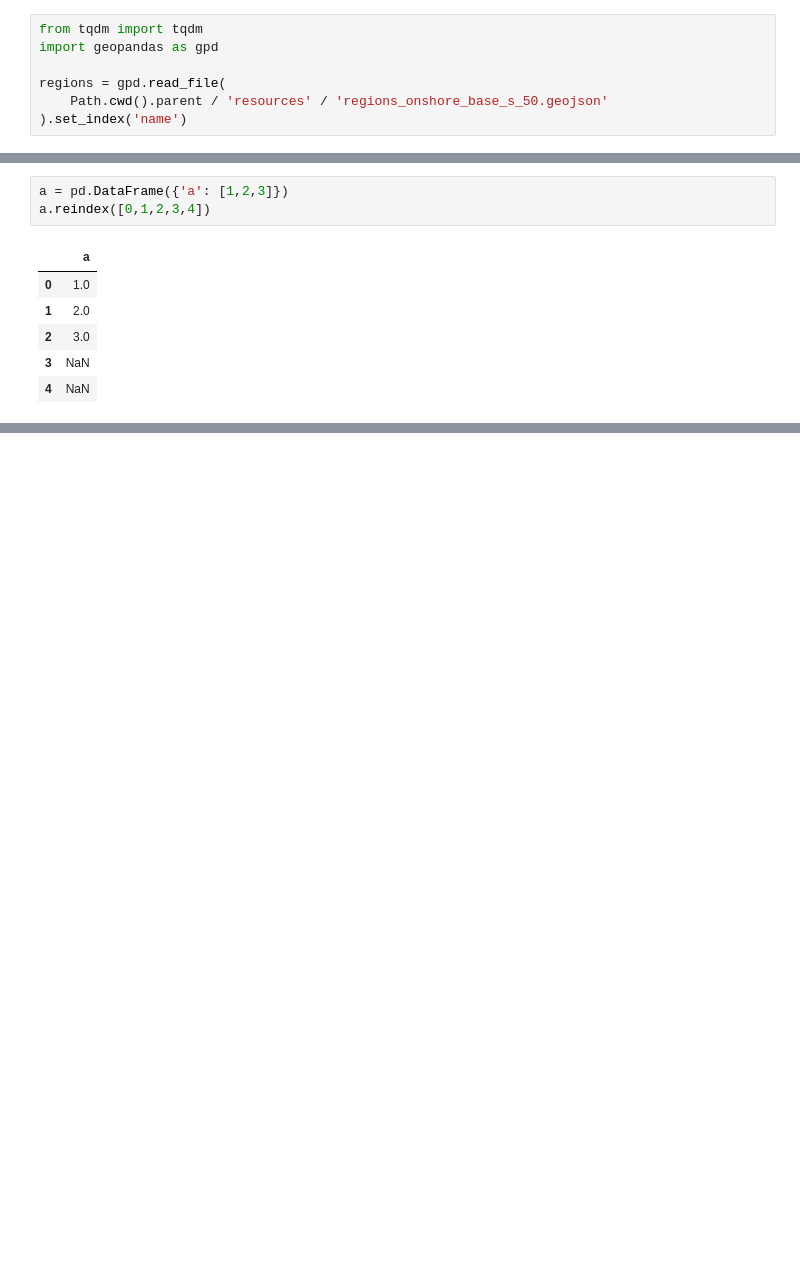
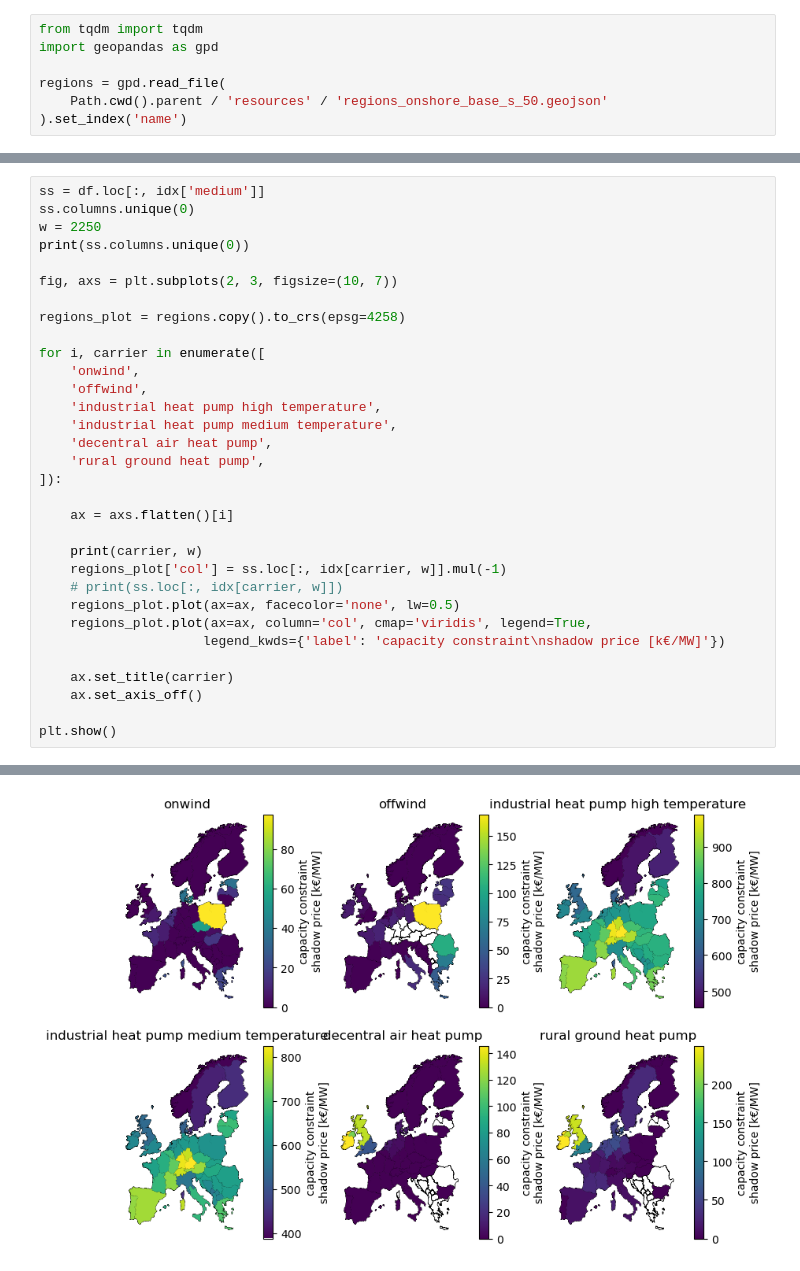
Before and after one commit to LukasFrankenQ/resilient-pypsa-eur, a Jupyter notebook: notebooks/evaluate_constraints.ipynb, the cells around one changed output, grey strips where cells are left out. Saved outputs shown, nothing was run; the diff lists cells and outputs as text; blank space fills up the shorter version.

```diff
--- a/notebooks/evaluate_constraints.ipynb
+++ b/notebooks/evaluate_constraints.ipynb
@@ -351,10 +472,33 @@ regions
 # %%
-a = pd.DataFrame({'a': [1,2,3]})
-a.reindex([0,1,2,3,4])
+ss = df.loc[:, idx['medium']]
+ss.columns.unique(0)
+w = 2250
+print(ss.columns.unique(0))
+
+fig, axs = plt.subplots(2, 3, figsize=(10, 7))
+
+regions_plot = regions.copy().to_crs(epsg=4258)
+
+for i, carrier in enumerate([
+    'onwind',
+    'offwind',
+    'industrial heat pump high temperature',
+    'industrial heat pump medium temperature',
+    'decentral air heat pump',
+    'rural ground heat pump',
+]):
+
+    ax = axs.flatten()[i]
+
+    print(carrier, w)
+    regions_plot['col'] = ss.loc[:, idx[carrier, w]].mul(-1)
+    # print(ss.loc[:, idx[carrier, w]])
+    regions_plot.plot(ax=ax, facecolor='none', lw=0.5)
+    regions_plot.plot(ax=ax, column='col', cmap='viridis', legend=True,
+                     legend_kwds={'label': 'capacity constraint\nshadow price [k€/MW]'})
+
+    ax.set_title(carrier)
+    ax.set_axis_off()
+
+plt.show()
 # %% [output]
-|  | a |
-| 0 | 1.0 |
-| 1 | 2.0 |
-| 2 | 3.0 |
-| 3 | NaN |
-| 4 | NaN |
@@ -360,0 +515 @@ a.reindex([0,1,2,3,4])
+[figure, added]
```
Also changed, not shown: parts of 11 cells of this notebook, 1 other file.
